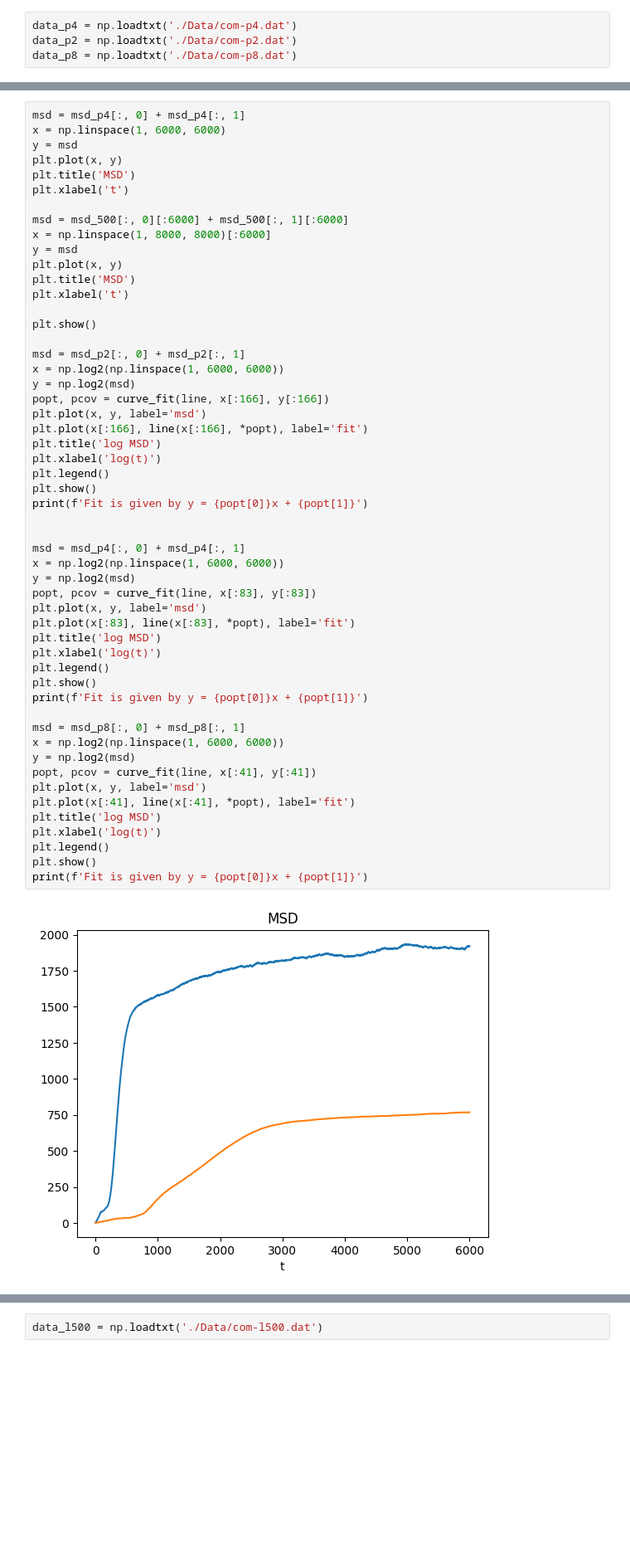
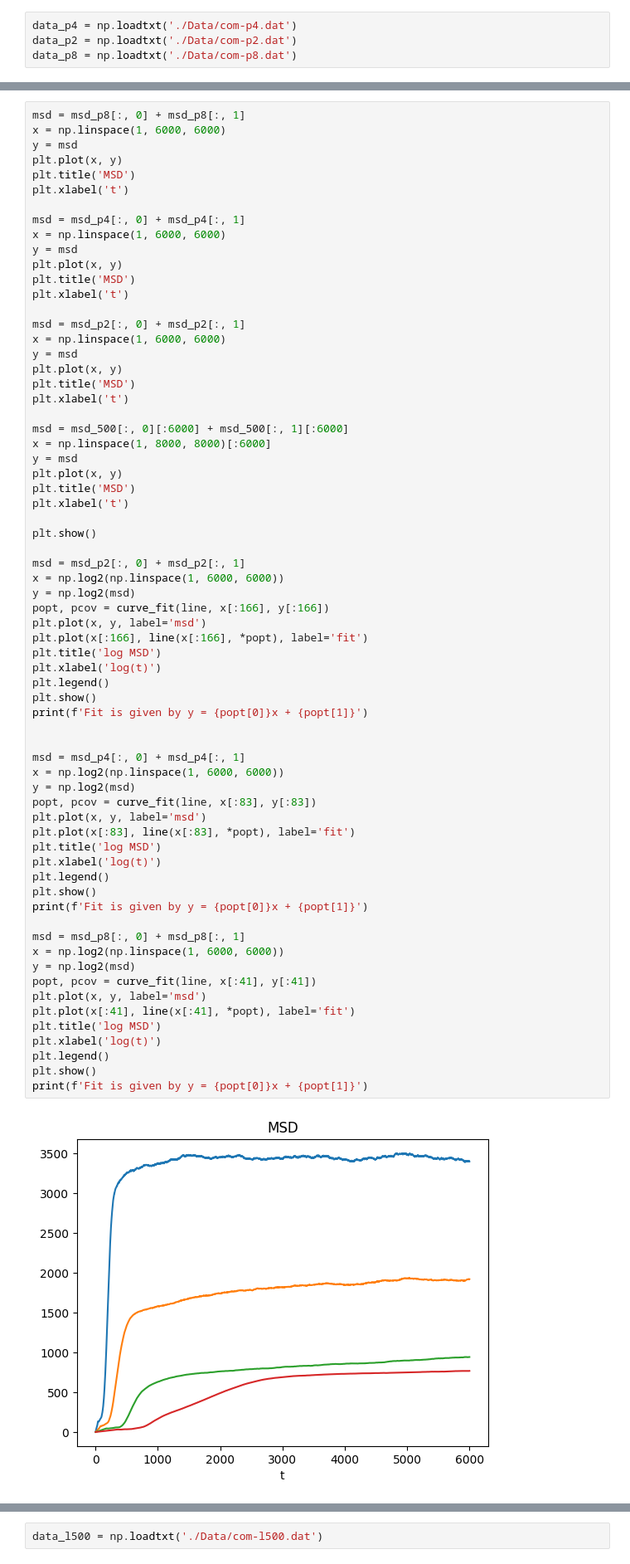
Before and after one commit to Terasuki/UG-PX402-ActiveMatter-2022-23, a Jupyter notebook: notebook-500.ipynb, the cells around one changed output, grey strips where cells are left out. Shown at 83% size. Saved outputs shown, nothing was run; the diff lists cells and outputs as text; blank space fills up the shorter version.

```diff
--- a/notebook-500.ipynb
+++ b/notebook-500.ipynb
@@ -508,6 +530,20 @@ Fit is given by y = 2.8490423434613823x + -0.3711308591914624
 So it satisfies the hypothesis that |v| = sqrt(vp^2 + vp^2)/2. And time that t_p1 = 333/vp. 333.
 # %%
+msd = msd_p8[:, 0] + msd_p8[:, 1]
+x = np.linspace(1, 6000, 6000)
+y = msd
+plt.plot(x, y)
+plt.title('MSD')
+plt.xlabel('t')
+
 msd = msd_p4[:, 0] + msd_p4[:, 1]
+x = np.linspace(1, 6000, 6000)
+y = msd
+plt.plot(x, y)
+plt.title('MSD')
+plt.xlabel('t')
+
+msd = msd_p2[:, 0] + msd_p2[:, 1]
 x = np.linspace(1, 6000, 6000)
 y = msd
 plt.plot(x, y)
@@ -533,34 +569,34 @@ plt.title('log MSD')
 plt.xlabel('log(t)')
 plt.legend()
 plt.show()
 print(f'Fit is given by y = {popt[0]}x + {popt[1]}')
 
 
 msd = msd_p4[:, 0] + msd_p4[:, 1]
 x = np.log2(np.linspace(1, 6000, 6000))
 y = np.log2(msd)
 popt, pcov = curve_fit(line, x[:83], y[:83])
 plt.plot(x, y, label='msd')
 plt.plot(x[:83], line(x[:83], *popt), label='fit')
 plt.title('log MSD')
 plt.xlabel('log(t)')
 plt.legend()
 plt.show()
 print(f'Fit is given by y = {popt[0]}x + {popt[1]}')
 
 msd = msd_p8[:, 0] + msd_p8[:, 1]
 x = np.log2(np.linspace(1, 6000, 6000))
 y = np.log2(msd)
 popt, pcov = curve_fit(line, x[:41], y[:41])
 plt.plot(x, y, label='msd')
 plt.plot(x[:41], line(x[:41], *popt), label='fit')
 plt.title('log MSD')
 plt.xlabel('log(t)')
 plt.legend()
 plt.show()
 print(f'Fit is given by y = {popt[0]}x + {popt[1]}')
 # %% [output]
-[figure, old version]
+[figure, new version]
 [figure]
 Fit is given by y = 1.0225484576565054x + -2.117698017370828
 [figure]
```
Also changed, not shown: parts of 14 cells of this notebook.
